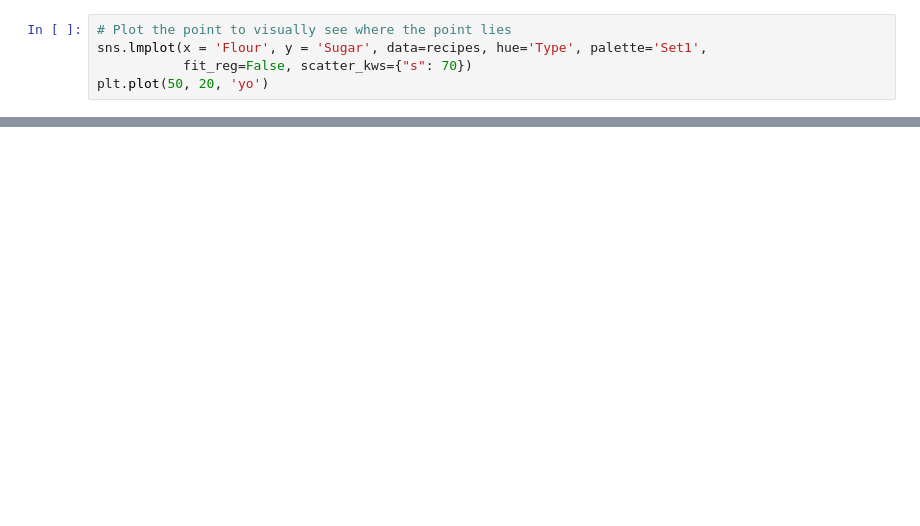
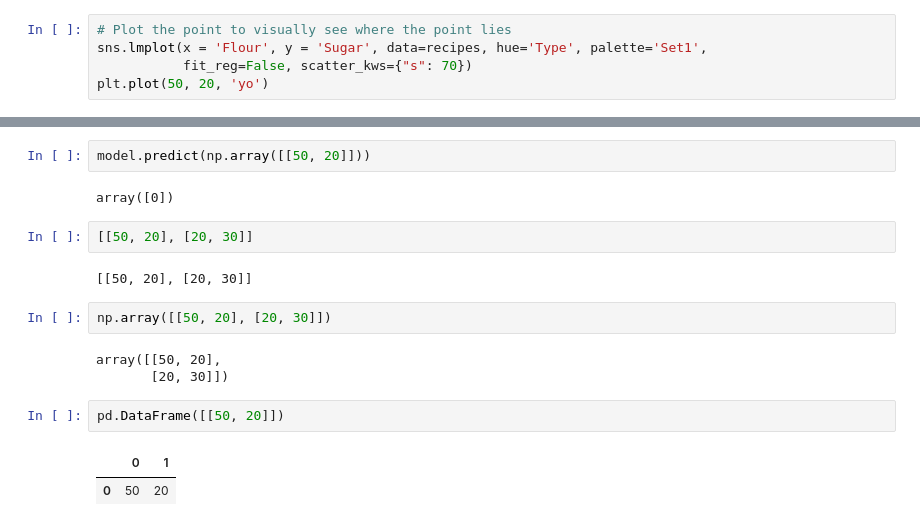
Before and after one commit to HKUST-SOSC4300-5500/Tutorial2023, a Jupyter notebook: Week_02/2_demo_SVM.ipynb, the cells around one changed output, grey strips where cells are left out. Saved outputs shown, nothing was run; the diff lists cells and outputs as text; blank space fills up the shorter version.

```diff
--- a/Week_02/2_demo_SVM.ipynb
+++ b/Week_02/2_demo_SVM.ipynb
@@ -67,0 +116,18 @@ muffin_or_cupcake(40,20)
+# %%
+model.predict(np.array([[50, 20]]))
+# %% [output]
+array([0])
+# %%
+[[50, 20], [20, 30]]
+# %% [output]
+[[50, 20], [20, 30]]
+# %%
+np.array([[50, 20], [20, 30]])
+# %% [output]
+array([[50, 20],
+       [20, 30]])
+# %%
+pd.DataFrame([[50, 20]])
+# %% [output]
+|  | 0 | 1 |
+| 0 | 50 | 20 |
```
Also changed, not shown: parts of 11 cells of this notebook, 9 other files.
